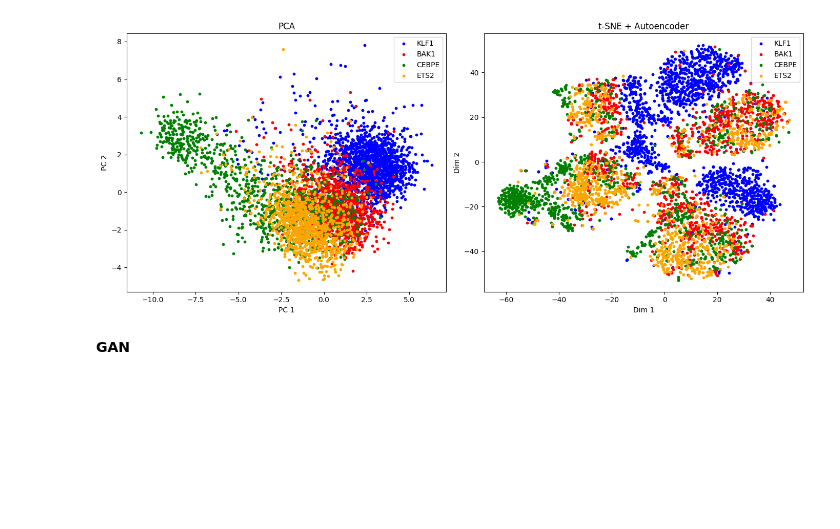
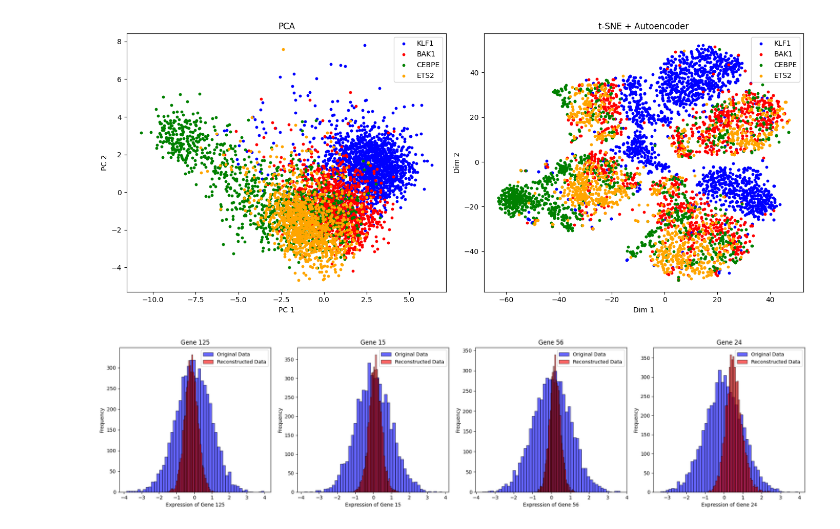
Before and after one commit to Fatemehss94/amlg, a Jupyter notebook: project_Autoencoder.ipynb, the cells around one changed output. Cells and saved outputs as stored; diff of their text form; code cells hidden in the pictures; blank space fills up the shorter version.

```diff
--- a/project_Autoencoder.ipynb
+++ b/project_Autoencoder.ipynb
@@ -361,5 +352,48 @@ plt.tight_layout()
 plt.show()
 # %% [output]
 [figure]
-# %% [markdown]
-**GAN**
+# %%
+import torch
+import numpy as np
+import matplotlib.pyplot as plt
+
+# Generate random data
+num_samples = 5000
+num_genes = 128
+random_data = torch.randn(num_samples, num_genes)
+
+# Reconstruct the random data using the autoencoder
+reconstructed_data = autoencoder(random_data).detach().numpy()
+
+# Randomly select four genes for comparison
+selected_genes = np.random.choice(num_genes, size=4, replace=False)
+
+# Plot distributions
+fig, axes = plt.subplots(1, 4, figsize=(20, 5))
+
+for i, gene in enumerate(selected_genes):
+    axes[i].hist(
+        random_data[:, gene].numpy(),
+        bins=50,
+        alpha=0.6,
+        label="Original Data",
+        color="blue",
+        edgecolor="black",
+    )
+    axes[i].hist(
+        reconstructed_data[:, gene],
+        bins=50,
+        alpha=0.6,
+        label="Reconstructed Data",
+        color="red",
+        edgecolor="black",
+    )
+    axes[i].set_title(f"Gene {gene}")
+    axes[i].set_xlabel(f"Expression of Gene {gene}")
+    axes[i].set_ylabel("Frequency")
+    axes[i].legend()
+
+plt.tight_layout()
+plt.show()
+# %% [output]
+[figure, added]
```
Also changed, not shown: parts of 13 cells of this notebook.
